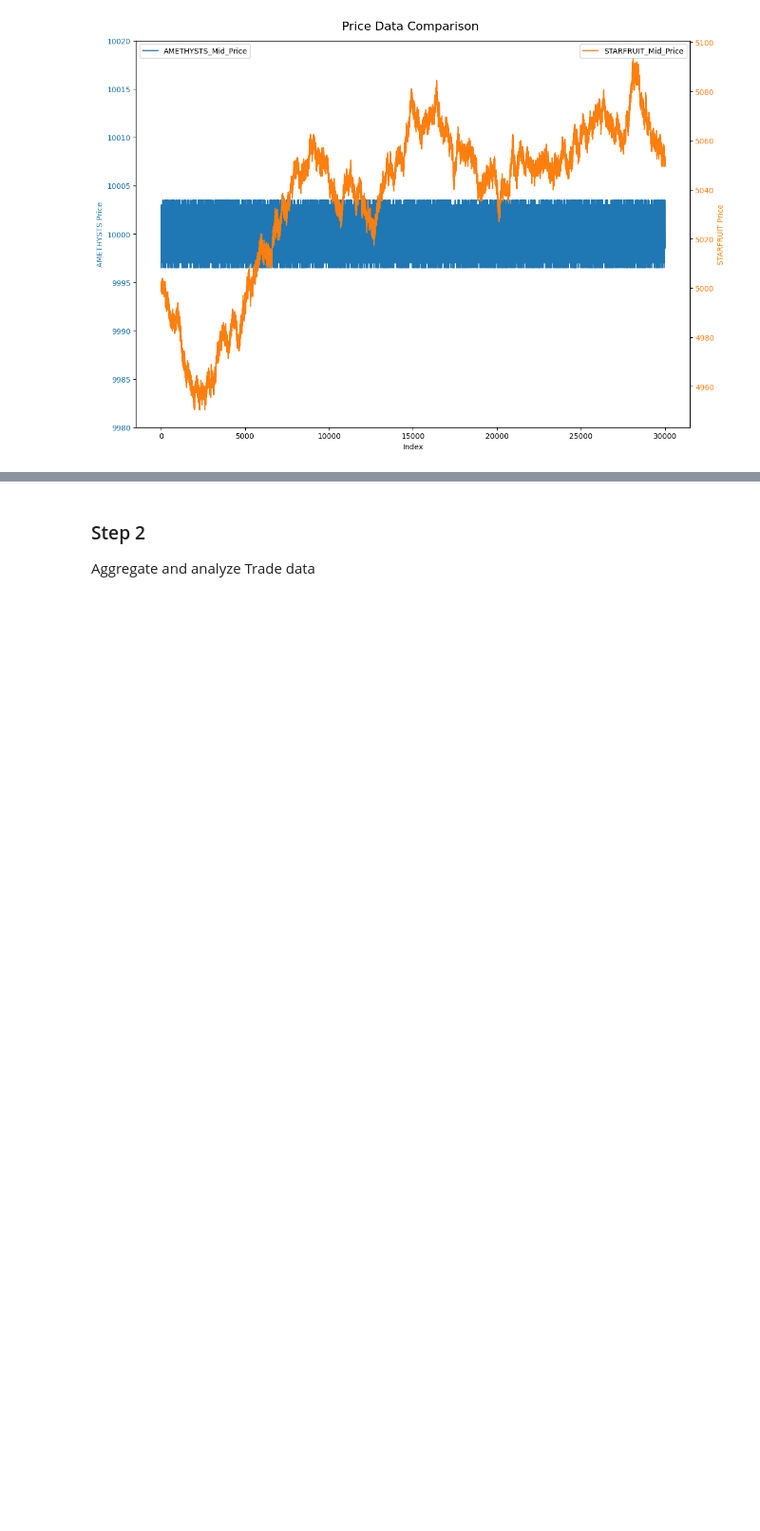
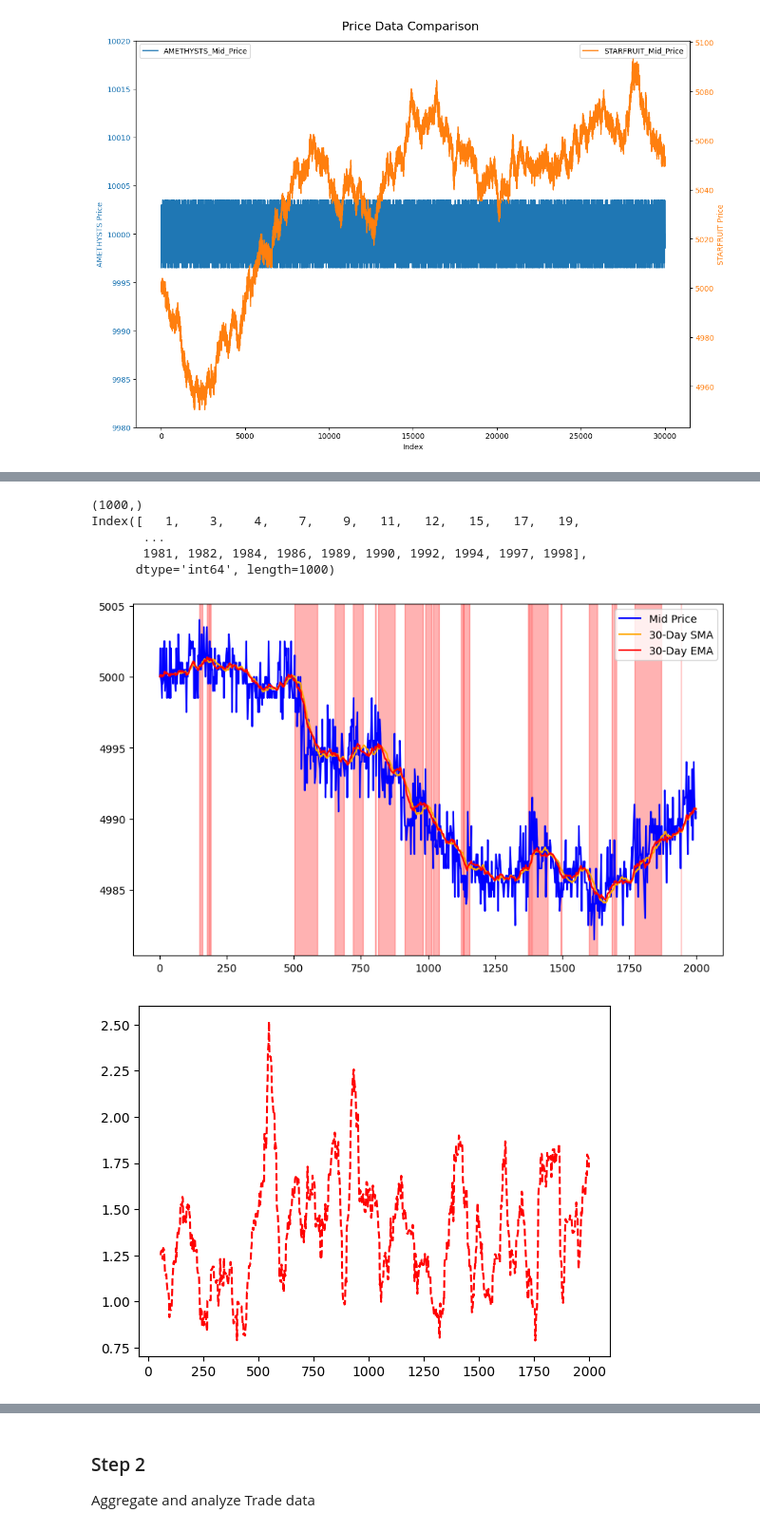
Before and after one commit to timkimneu/IMCProsperityTradingAlgorithm, a Jupyter notebook: round1/eda.ipynb, the cells around one changed output, grey strips where cells are left out. Shown at 95% size. Saved outputs shown, nothing was run; the diff lists cells and outputs as text; code cells hidden in the pictures; blank space fills up the shorter version.

```diff
--- a/round1/eda.ipynb
+++ b/round1/eda.ipynb
@@ -103,0 +143,47 @@ plot_price_data_per_product("AMETHYSTS","STARFRUIT", price_data, [9980,10020])
+# %%
+# Your initial setup
+starfruit = price_data[price_data['product'] == "STARFRUIT"][:1000]
+starfruit_sma_30 = starfruit['mid_price'].rolling(30).mean()
+starfruit_ema_30 = starfruit['mid_price'].ewm(span=30, adjust=False).mean()
+starfruit_ema_30_std = starfruit['mid_price'].rolling(30).std()
+
+# First plot
+plt.figure(figsize=(10, 6))
+plt.plot(starfruit['mid_price'], color="blue", label='Mid Price')
+plt.plot(starfruit_sma_30, color="orange", label='30-Day SMA')
+plt.plot(starfruit_ema_30, color="red", label='30-Day EMA')
+
+# Find indices where volatility is greater than 1.5
+high_vol_indices = starfruit_ema_30_std > 1.5
+print(high_vol_indices.shape)
+print(high_vol_indices.index)
+
+start_holding = None
+end_holding = None
+for idx in high_vol_indices.index:
+    if high_vol_indices[idx] == True:
+        if not start_holding:
+            start_holding = idx
+    else:
+        if start_holding:
+            end_holding = idx
+            # Plot the holding period in red overlay
+            plt.axvspan(start_holding, end_holding, color='red', alpha=0.3)
+
+            start_holding = None
+            end_holding = None
+
+
+plt.legend()
+plt.show()
+
+plt.plot(starfruit_ema_30_std, linestyle="--", color="red")
+plt.show()
+# %% [output]
+(1000,)
+Index([   1,    3,    4,    7,    9,   11,   12,   15,   17,   19,
+       ...
+       1981, 1982, 1984, 1986, 1989, 1990, 1992, 1994, 1997, 1998],
+      dtype='int64', length=1000)
+[figure, added]
+[figure, added]
```
Also changed, not shown: parts of 24 cells of this notebook, 1 other file.
